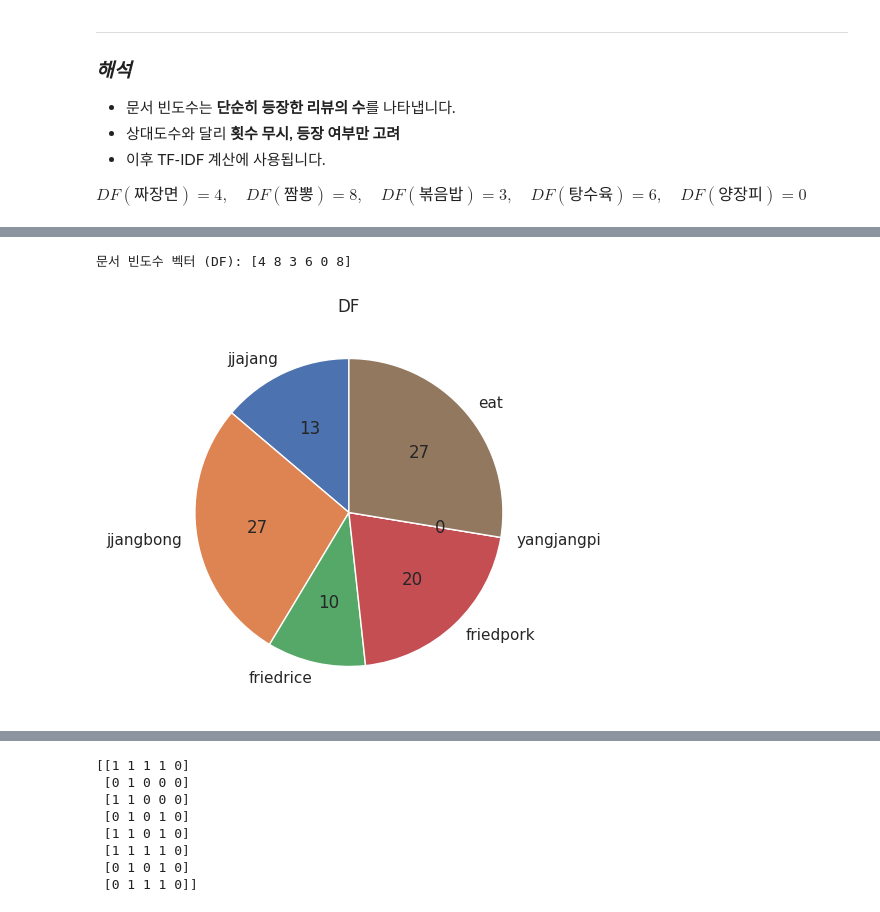
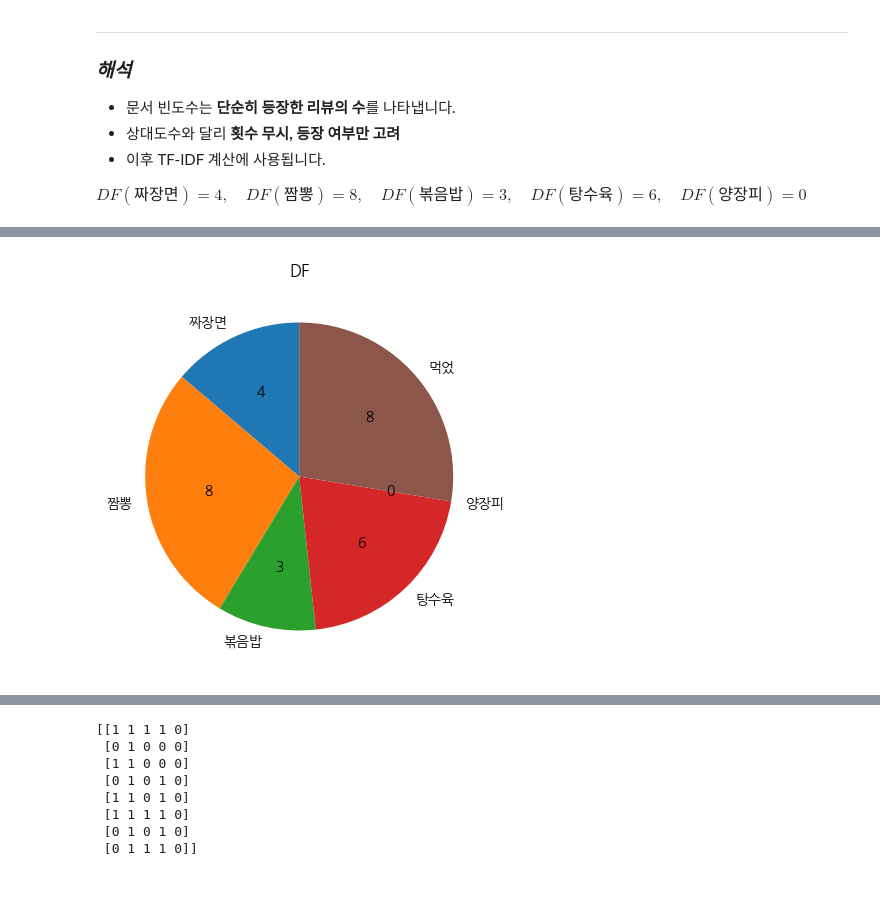
Before and after one commit to suriseven/ai_math, a Jupyter notebook: chap03/chap03.ipynb, the cells around one changed output, grey strips where cells are left out. Cells and saved outputs as stored; diff of their text form; code cells hidden in the pictures.

```diff
--- a/chap03/chap03.ipynb
+++ b/chap03/chap03.ipynb
@@ -109,0 +93,10 @@ Processing triggers for fontconfig (2.13.1-4.2ubuntu5) ...
+# %%
+import matplotlib.font_manager as fm
+
+! sudo apt-get install fonts-nanum
+
+font_path = '/usr/share/fonts/truetype/nanum/NanumGothic.ttf'
+fm.fontManager.addfont(font_path)
+
+import matplotlib.pyplot as plt
+plt.rcParams['font.family'] = 'NanumGothic'
@@ -113,13 +124,6 @@ import matplotlib.pyplot as plt
 import seaborn as sns
 import matplotlib.font_manager as fm
 import re
-
-# 폰트 설정 (Colab, Ubuntu 기준)
-nanum_font_path = '/usr/share/fonts/truetype/nanum/NanumGothic.ttf'
-nanum_font = fm.FontProperties(fname=nanum_font_path)
-plt.rcParams['axes.unicode_minus'] = False
-plt.rc("font", family="NanumGothic")
-sns.set_theme(font="NanumGothic", rc={"axes.unicode_minus":False}, style='white')
 
 # 리뷰 8개
 reviews = [
@@ -147,13 +151,10 @@ DF = document_frequency(reviews, foods)
 print("문서 빈도수 벡터 (DF):", DF)
 plt.figure(figsize=(5,5))
 
-labels = ['jjajang', 'jjangbong', 'friedrice', 'friedpork', 'yangjangpi', "eat"]
-
-# 백분율로 환산
-plt.pie(DF, labels=labels, autopct="%d", startangle=90)
+labels = ["짜장면", "짬뽕", "볶음밥", "탕수육", "양장피", "먹었"]
 
 # 원래 값 그대로
-# plt.pie(DF, labels=foods, autopct=lambda p: int(round(p*sum(DF)/100)), startangle=90)
+plt.pie(DF, labels=foods, autopct=lambda p: int(round(p*sum(DF)/100)), startangle=90)
 plt.title("DF")
 plt.show()
 # %% [output]
@@ -177,5 +162,4 @@ WARNING:matplotlib.font_manager:findfont: Font family 'NanumGothic' not found.
-문서 빈도수 벡터 (DF): [4 8 3 6 0 8]
-[figure, old version]
+[figure, new version]
 # %% [markdown]
 ## ***상대도수 벡터***
 음식 리뷰 벡터화로 알아봅니다
```
Also changed, not shown: parts of 20 cells of this notebook.
